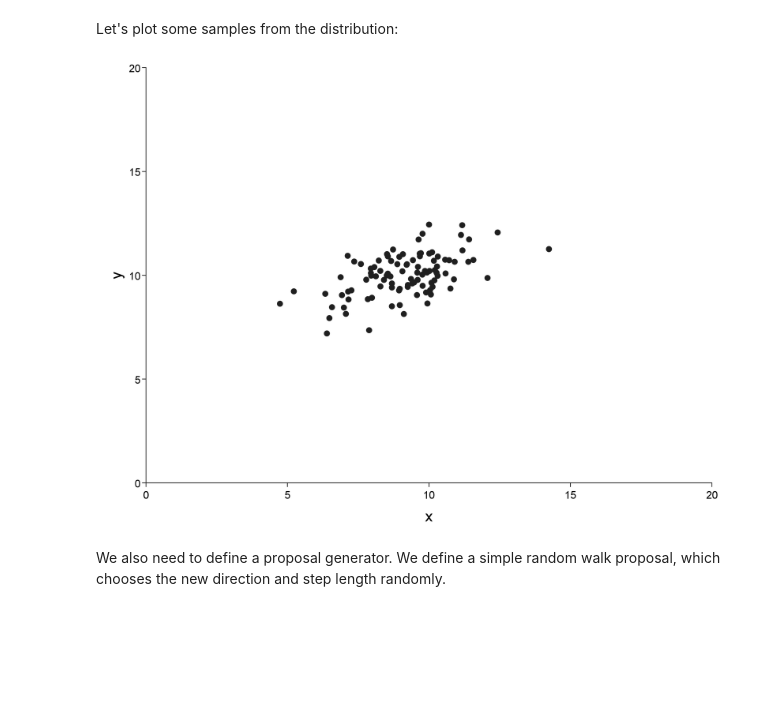
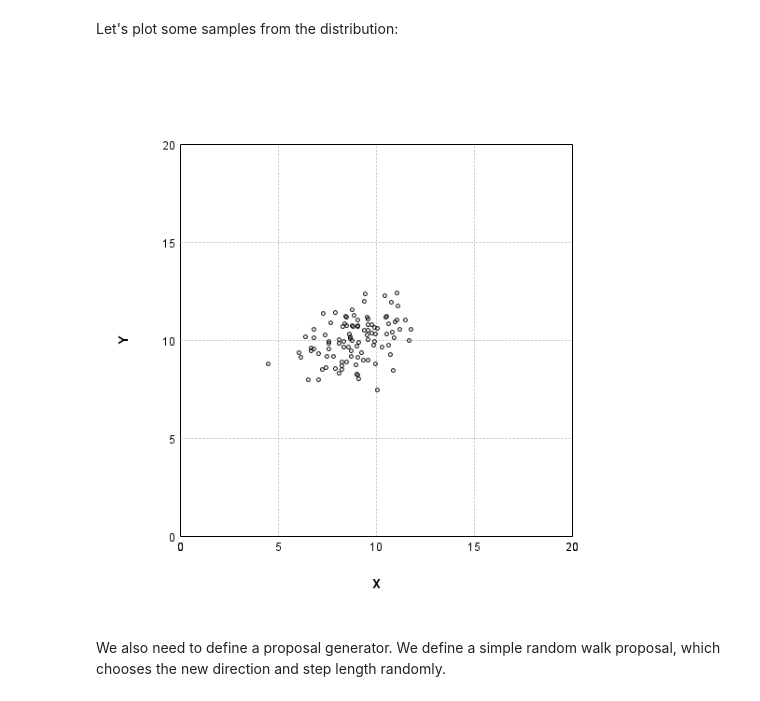
Before and after one commit to unibas-marcelluethi/probabilistic-shape-modelling-notebooks, a Jupyter notebook: notebooks/Metropolis.ipynb, the cells around one changed output. Cells and saved outputs as stored; diff of their text form; code cells hidden in the pictures; blank space fills up the shorter version.

Commit message:
switched to smile for plotting

```diff
--- a/notebooks/Metropolis.ipynb
+++ b/notebooks/Metropolis.ipynb
@@ -17,15 +12,0 @@ interp.repositories() ++= Seq(
-# %%
-
-import $ivy.`com.cibo::evilplot-repl:0.8.0`
-import com.cibo.evilplot.plot._
-import com.cibo.evilplot.plot.renderers.PointRenderer
-
-import com.cibo.evilplot.plot.aesthetics.DefaultTheme._
-import com.cibo.evilplot.numeric.Point
-import com.cibo.evilplot.colors._
-
-import breeze.linalg.{DenseVector, DenseMatrix}
-import breeze.stats.distributions.MultivariateGaussian
-
-def showPlot(plot: com.cibo.evilplot.geometry.Drawable) =
-  Image.fromRenderedImage(plot.asBufferedImage, Image.PNG)
@@ -52,0 +37,3 @@ defined function showPlot
+# %%
+def showPlot(canvas : smile.plot.swing.Canvas) =
+  Image.fromRenderedImage(canvas.toBufferedImage(600, 600), Image.PNG)
@@ -142,22 +131,14 @@ Let's plot some samples from the distribution:
 # %%
 {{ // the {{ suppress are here to suppress the output from the definitions
 
 val samples = for (_ <- 0 until 100) yield bivariateNormal.sample()
-val plot = ScatterPlot(
-    samples.map(s => Point(s(0), s(1)))
-).xAxis()
- .yAxis()
- .frame()
- .xLabel("x")
- .xbounds(0, 20)
- .yLabel("y")
- .ybounds(0, 20)
- .rightLegend()
- .render()
-showPlot(plot)
+val points = samples.map(s => Array(s(0), s(1))).toArray
+val canvas : Canvas = ScatterPlot.of(points).canvas
+canvas.setBound(Array(0.0, 0.0), Array(20.0, 20.0))
+showPlot(canvas)
 }}
 # %% [output]
-[figure, old version]
+[figure, new version]
 # %% [markdown]
 We also need to define a proposal generator. We define a simple random walk proposal, which chooses the new direction and step length randomly.
 # %%
```
Also changed, not shown: parts of 13 cells of this notebook.
